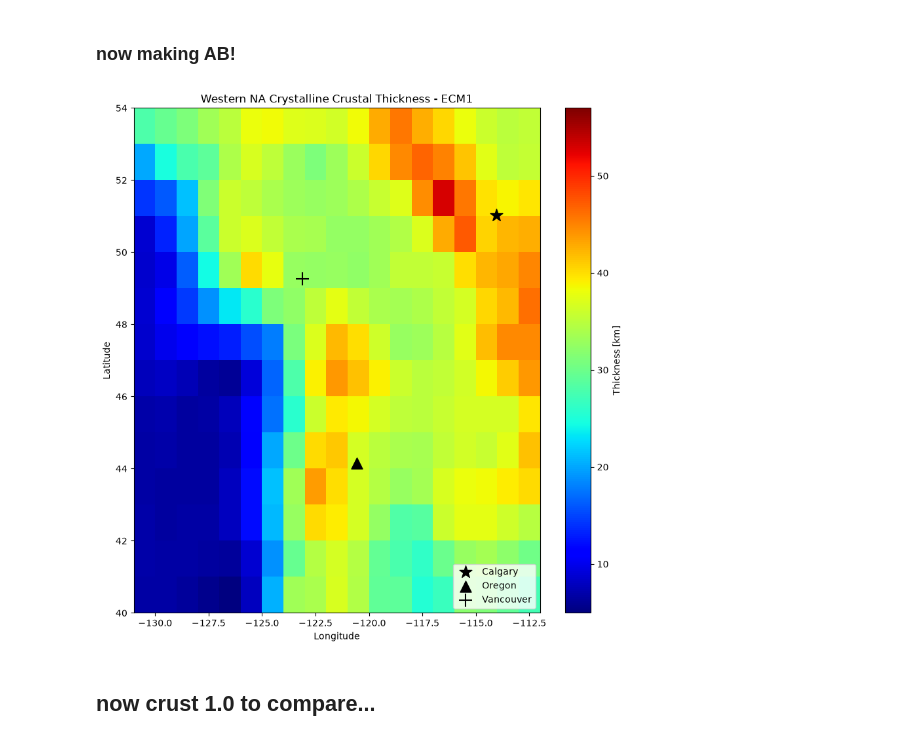
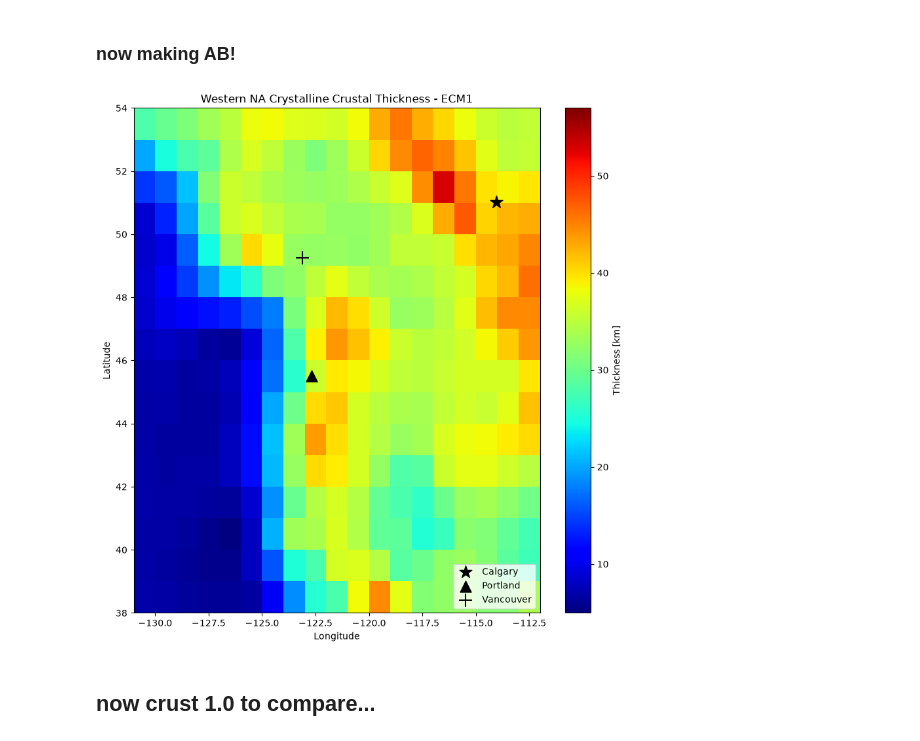
Before and after one commit to sydpas/grav_mag_model, a Jupyter notebook: src/ecm1/TO_ecm1.ipynb, the cells around one changed output. Saved outputs shown, nothing was run; the diff lists cells and outputs as text; code cells hidden in the pictures.

```diff
--- a/src/ecm1/TO_ecm1.ipynb
+++ b/src/ecm1/TO_ecm1.ipynb
@@ -74,7 +74,7 @@ plt.show()
 ### now making AB!
 # %%
 long_min, long_max = -131, -112
-lat_min, lat_max = 40, 54
+lat_min, lat_max = 38, 54
 # %%
 d_E_na = d_E[(d_E['long'].between(long_min, long_max)) & (d_E['lat'].between(lat_min, lat_max))]
 
@@ -84,24 +84,24 @@ lat_na_hcc = d_E_na_grid_hcc.index.values; long_na_hcc = d_E_na_grid_hcc.columns
 # %%
 fig, ax00 = plt.subplots(figsize=(10, 10))
 
 pcm_hcc_na = ax00.pcolormesh(long_na_hcc, lat_na_hcc, hcc_na, cmap='jet', vmax=57)
 fig.colorbar(pcm_hcc_na, ax=ax00, label='Thickness [km]')
 ax00.scatter(-114.03, 51.02, marker='*', color='black', s=200, label='Calgary')
-ax00.scatter(-120.58, 44.15, marker='^', color='black', s=150, label='Oregon')
+ax00.scatter(-122.68, 45.52, marker='^', color='black', s=150, label='Portland')
 ax00.scatter(-123.12, 49.26, marker='+', color='black', s=200, label='Vancouver')
 
 # ax00.set_aspect(1 / np.cos(np.deg2rad((lat_min + lat_max) / 2)))
 
 ax00.set_title('Western NA Crystalline Crustal Thickness - ECM1')
 ax00.set_xlabel('Longitude')
 ax00.set_ylabel('Latitude')
 
 plt.legend(loc='lower right')
 
 plt.savefig('..\\..\\figures\\ecm1\\hcc_cad_grid.png', dpi=400, bbox_inches='tight')
 plt.show()
 # %% [output]
-[figure, old version]
+[figure, new version]
 # %% [markdown]
 ## now crust 1.0 to compare...
 # %%
```
Also changed, not shown: parts of 4 cells of this notebook, 10 other files.
